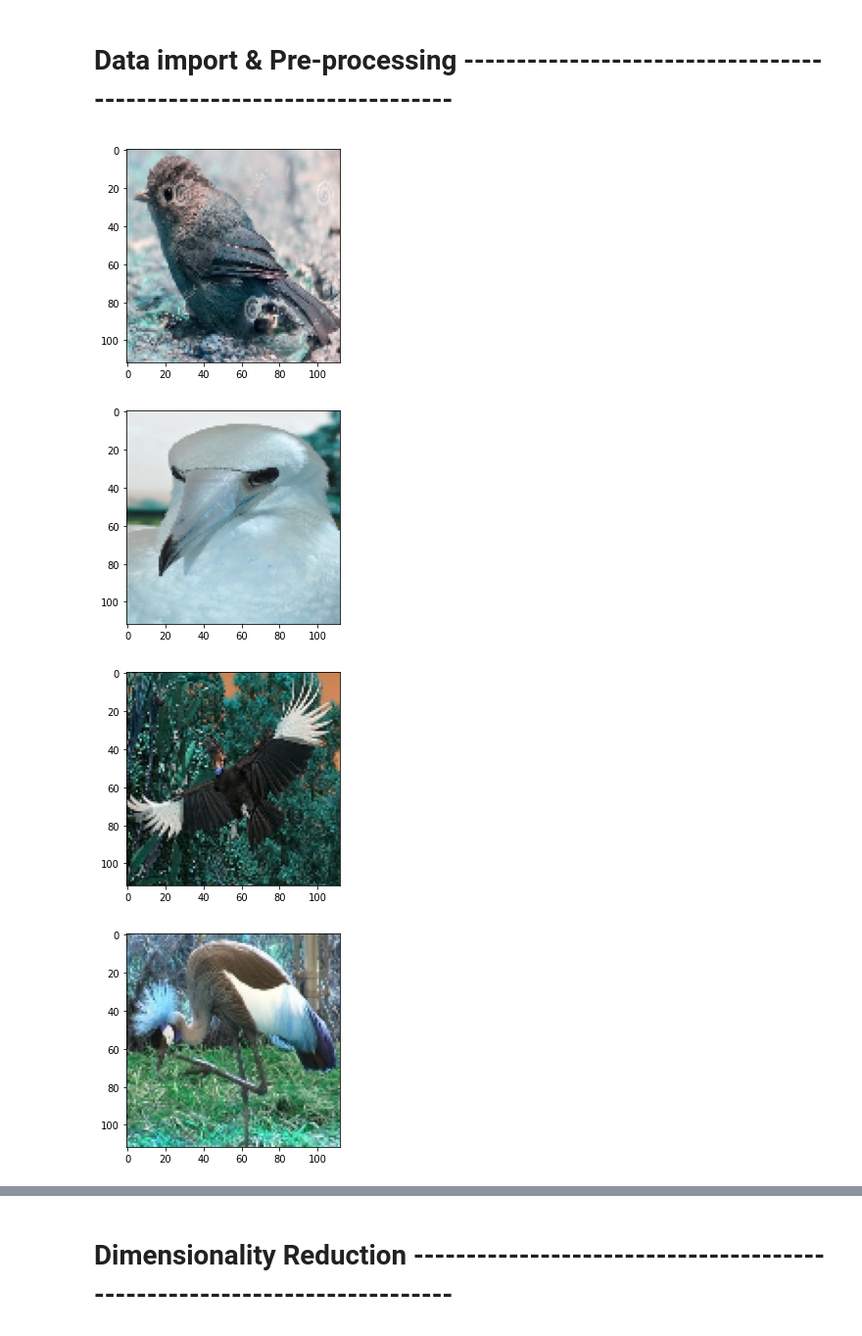
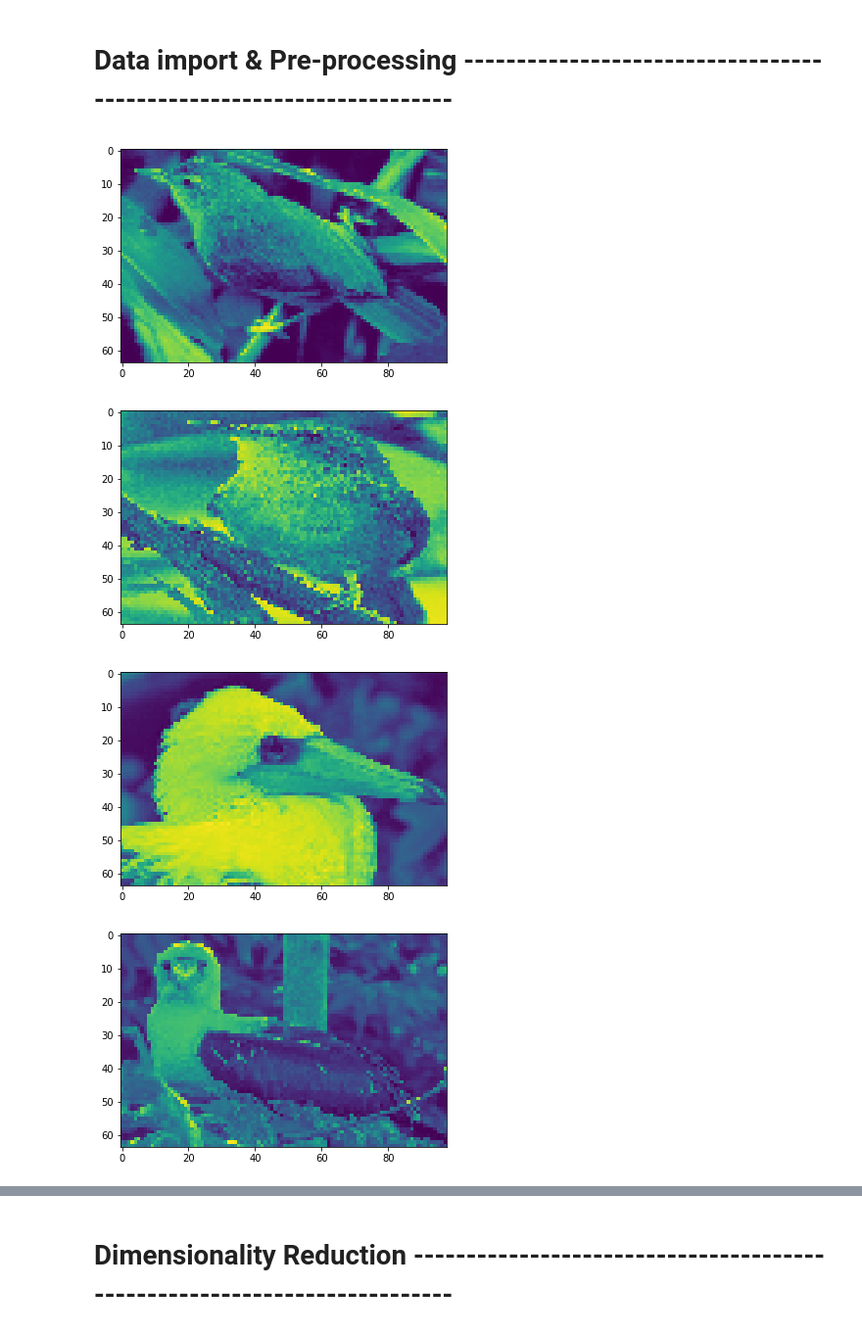
Before and after one commit to joelaniado/ml-bird-classifier, a Jupyter notebook: ml-bird-classifier.ipynb, the cells around one changed output, grey strips where cells are left out. Shown: that part at 98% size. Cells and saved outputs as stored; diff of their text form; code cells hidden in the pictures.

Commit message:
Dimensionality reduction implementation with grayscale images. Further testing is required.

```diff
--- a/ml-bird-classifier.ipynb
+++ b/ml-bird-classifier.ipynb
@@ -9,6 +13,7 @@ from skimage.measure import block_reduce
 # %% [markdown]
 # Data import & Pre-processing --------------------------------------------------------------------
 # %%
+# Gets paths for images
 def get_catalog(file):
     species = []
     pics = []
@@ -20,3 +25,4 @@ def get_catalog(file):
     catalog = {}
     for i in range(len(species)):
         catalog[species[i]] = pics[i+1]
+    return catalog
@@ -37,22 +61,46 @@ def get_pics(catalog,path, species_index,pic_index):
 
     return new_catalog
 # %%
-def plot_sample(catalog, n_species,n_pics):
+# Plots sample pictures
+def plot_sample(catalog, n_species,n_pics,flag):
     count = 1
     for specie in catalog:
         for i in range(n_pics):
-            picture = plt.imshow(np.reshape(catalog[specie][i],(112,112,3)))
+            if flag:
+                picture = plt.imshow(np.reshape(catalog[specie][i],(64,98)))
+            else:
+                picture = plt.imshow(np.reshape(catalog[specie][i],(112,112,3)))
             plt.show()
         if count == n_species:
             break
         count += 1
+# %%
+# Returns dictionary: species as keys, mxn array with pictures as rows and pixels as columns.
+def import_pics(path, nspec,npic):
+    bird_catalog = get_catalog(path)
+    pics = get_pics_gray(bird_catalog,path, nspec, npic)
+    return pics
 # %%
-files = 'data/birds/train/'
-bird_catalog = get_catalog(files)
-pictures = get_pics(catalog,'data/birds/train/', 5, 10)
-plot_sample(pictures,5,1)
+# Main function for data preprocessing ----------------------------------------------------------------------------------
+seed = 2
+np.random.RandomState(seed)
+
+
+#Declare variables
+train_file, valid_file, test_file = 'data/birds/train/', 'data/birds/valid/', 'data/birds/test/'
+num_species_train, num_pics_train = 2, 10
+num_species_val, num_pics_val = 2, 5
+num_species_test, num_pics_test = 2, 5
+
+#get pictures
+train_pictures = import_pics(train_file, num_species_train, num_pics_train)
+valid_pictures = import_pics(valid_file, num_species_val, num_pics_val)
+test_pictures = import_pics(test_file, num_species_test, num_pics_test)
+
+#plot samples of imported images
+plot_sample(test_pictures,2,2,1)
 # %% [output]
-[figure, old version]
+[figure, new version]
-[figure, old version]
+[figure, new version]
-[figure, old version]
+[figure, new version]
-[figure, old version]
+[figure, new version]
```
Also changed, not shown: parts of 13 cells of this notebook.
